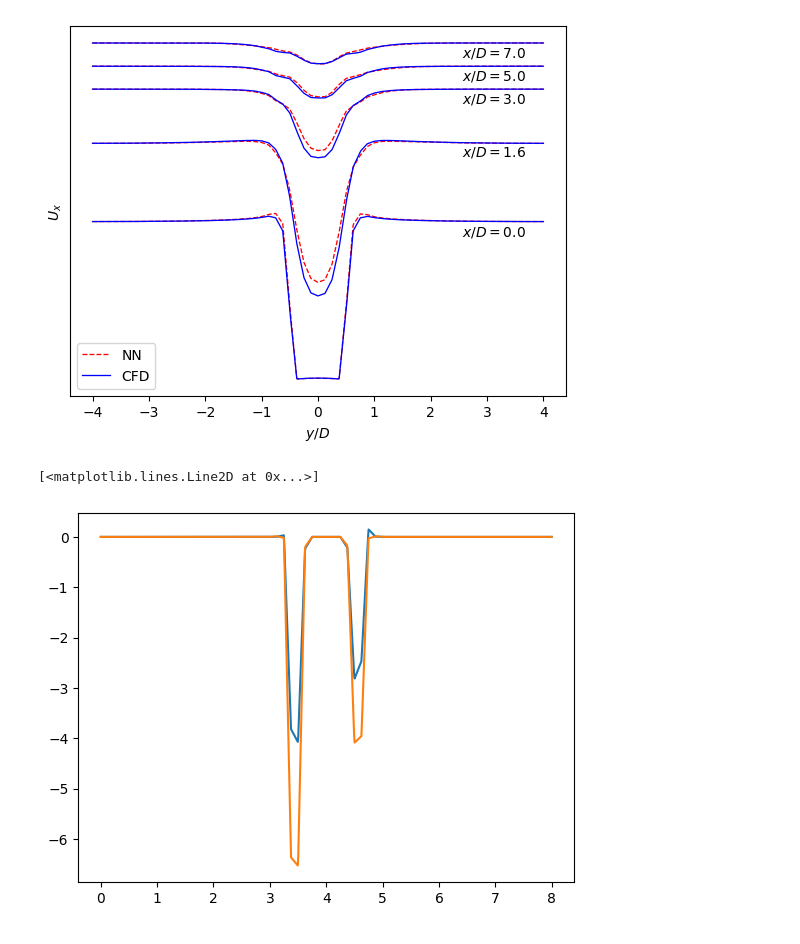
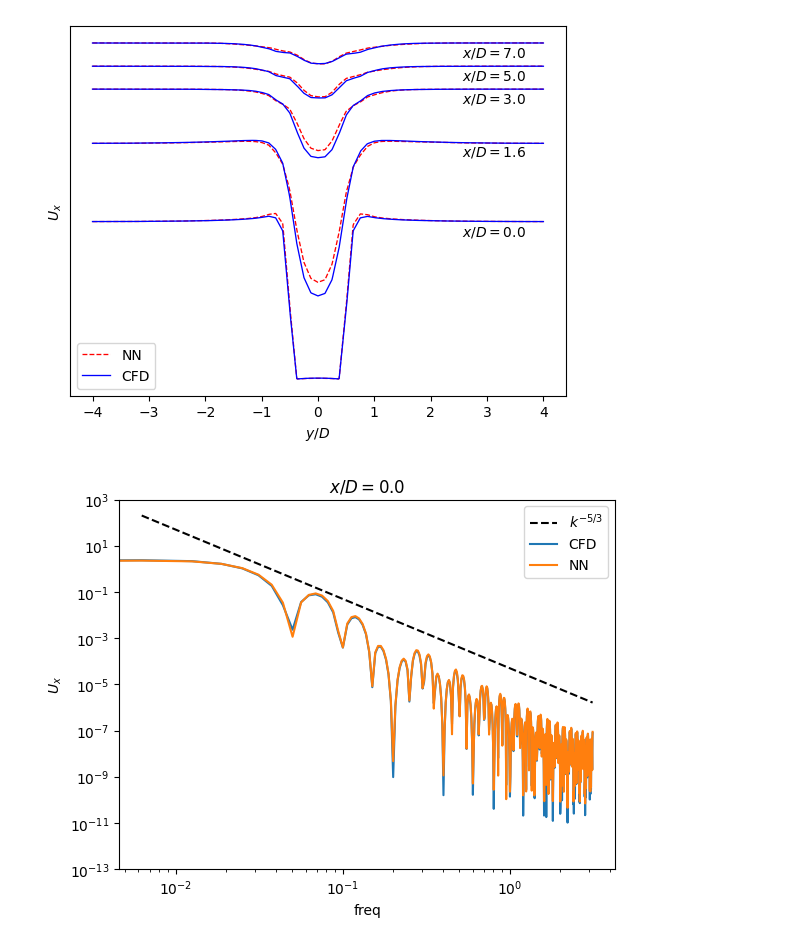
Before and after one commit to halimarefat/torchFOAM, a Jupyter notebook: Analysis/TraversewisePlot.ipynb, the cells around one changed output. Cells and saved outputs as stored; diff of their text form; code cells hidden in the pictures.

```diff
--- a/Analysis/TraversewisePlot.ipynb
+++ b/Analysis/TraversewisePlot.ipynb
@@ -78,9 +78,29 @@ crossVelPlot(dynC3_00, dynC3_16, dynC3_30, dynC3_50, dynC3_70,
              nnC3_00, nnC3_16, nnC3_30, nnC3_50, nnC3_70)
 # %% [output]
 [figure]
-# %%
-plt.plot(nnC1_00.arc_length, nnC1_00.vortexStretching)
-plt.plot(dynC1_00.arc_length, dynC1_00.vortexStretching)
-# %% [output]
-[<matplotlib.lines.Line2D at 0x...>]
-[figure, removed]
+# %%
+def energyCal(var):
+    n = len(var)
+    var_hat = fft(var - np.mean(var))
+    var_hat = var_hat[0:int(n/2+1)]
+    s = 2*np.pi/n
+    f = np.arange(0, np.pi, s)
+    e = 1/(2*np.pi*n) * np.abs(var_hat)**2.0
+
+    return f, e
+
+def engPlot(nnVar, dynVar, title, ylab):
+    nnf, nne = energyCal(nnVar)
+    dynf, dyne = energyCal(dynVar)
+    plt.loglog(nnf,10**(-4.3) * nnf**(-3), 'k--')
+    plt.loglog(dynf,dyne)
+    plt.loglog(nnf,nne)
+    plt.ylim([1e-13, 1e3])
+    plt.legend(['$k^{-5/3}$', 'CFD', 'NN'])
+    plt.title(title)
+    plt.xlabel(r'freq')
+    plt.ylabel(ylab)
+# %%
+engPlot(nnC1_00.U_X.values, dynC1_00.U_X.values, r'$x/D=0.0$', r'$U_x$')
+# %% [output]
+[figure, added]
```
Also changed, not shown: parts of 5 cells of this notebook.
